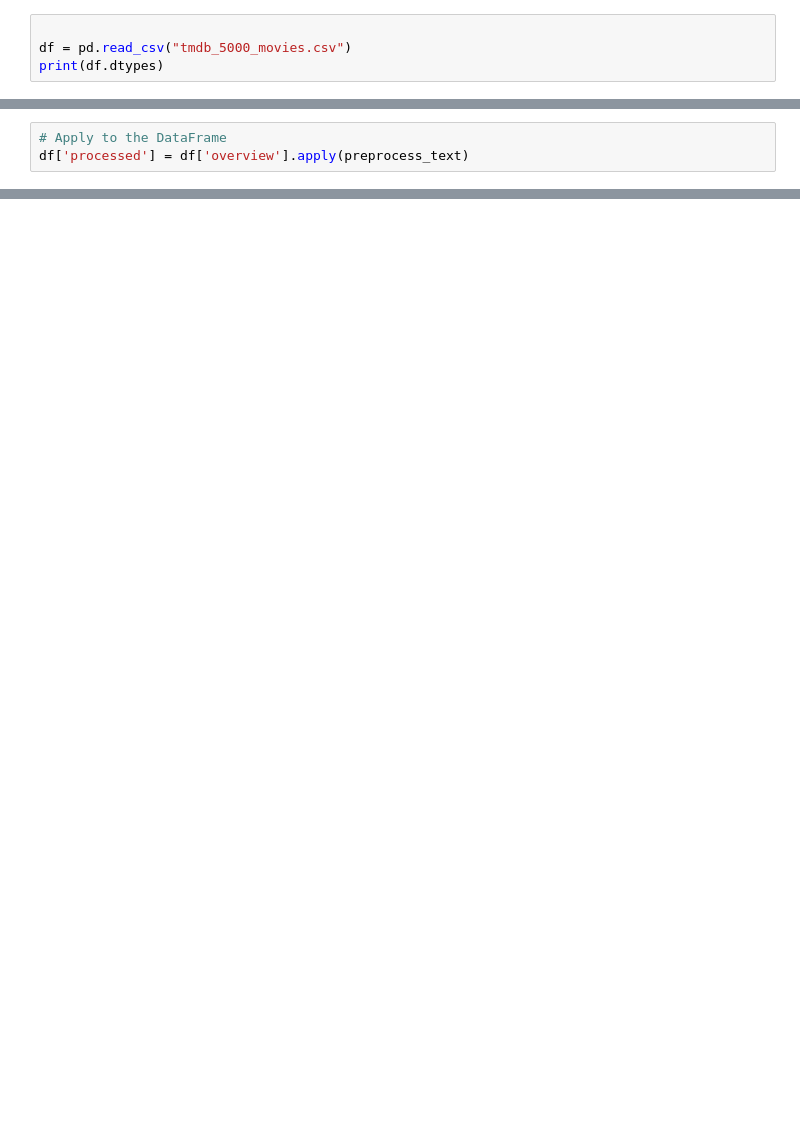
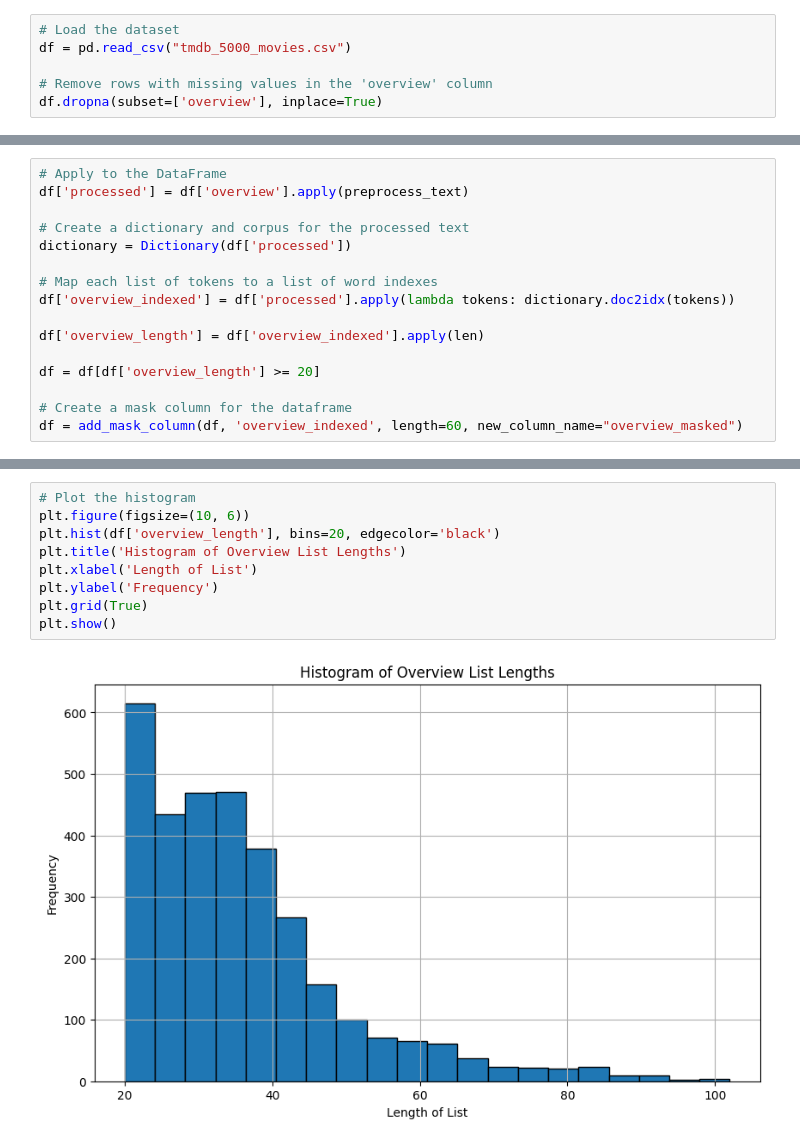
Before and after one commit to JensPars/MBML, a Jupyter notebook: project.ipynb, the cells around one changed output, grey strips where cells are left out. Drawn from its saved outputs; the diff is of its cells as text; blank space fills up the shorter version.

Commit message:
Changed model to a masked model that can handle varying input size

```diff
--- a/project.ipynb
+++ b/project.ipynb
@@ -38,4 +122,6 @@ def preprocess_text(text):
 # %%
+# Load the dataset
+df = pd.read_csv("tmdb_5000_movies.csv")
 
-df = pd.read_csv("tmdb_5000_movies.csv")
-print(df.dtypes)
+# Remove rows with missing values in the 'overview' column
+df.dropna(subset=['overview'], inplace=True)
@@ -69,4 +128,17 @@ df.head()
 # %%
 # Apply to the DataFrame
 df['processed'] = df['overview'].apply(preprocess_text)
+
+# Create a dictionary and corpus for the processed text
+dictionary = Dictionary(df['processed'])
+
+# Map each list of tokens to a list of word indexes
+df['overview_indexed'] = df['processed'].apply(lambda tokens: dictionary.doc2idx(tokens))
+
+df['overview_length'] = df['overview_indexed'].apply(len)
+
+df = df[df['overview_length'] >= 20]
+
+# Create a mask column for the dataframe
+df = add_mask_column(df, 'overview_indexed', length=60, new_column_name="overview_masked")
 # %% [output]
@@ -73,0 +155,11 @@ AttributeError: 'float' object has no attribute 'lower'
+# %%
+# Plot the histogram
+plt.figure(figsize=(10, 6))
+plt.hist(df['overview_length'], bins=20, edgecolor='black')
+plt.title('Histogram of Overview List Lengths')
+plt.xlabel('Length of List')
+plt.ylabel('Frequency')
+plt.grid(True)
+plt.show()
+# %% [output]
+[figure, added]
```
Also changed, not shown: parts of 13 cells of this notebook.
